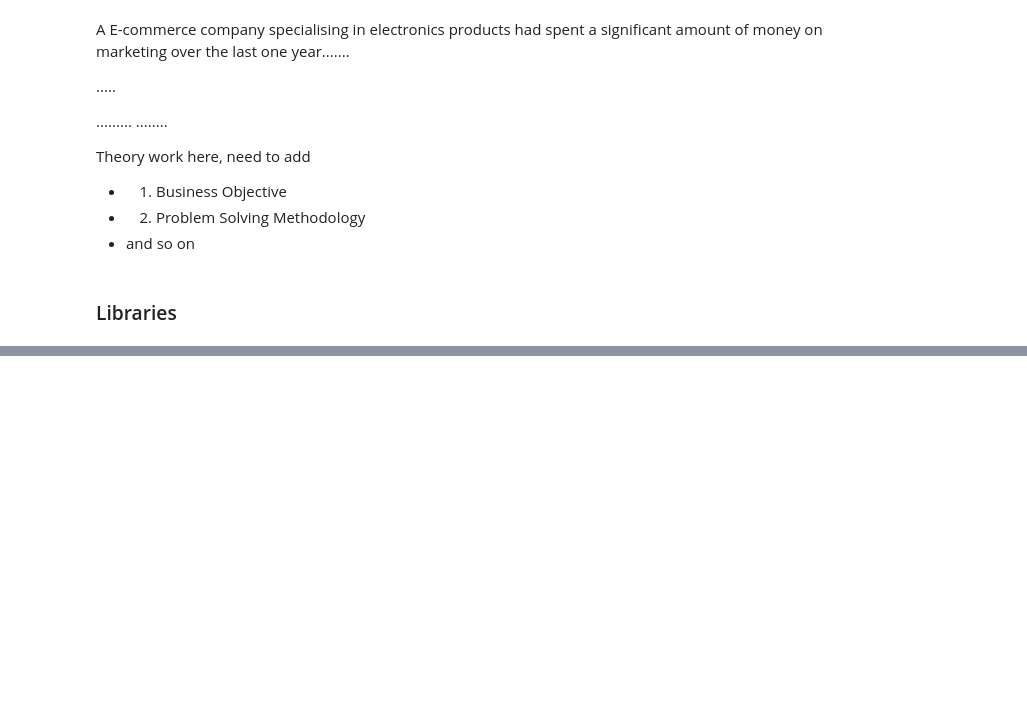
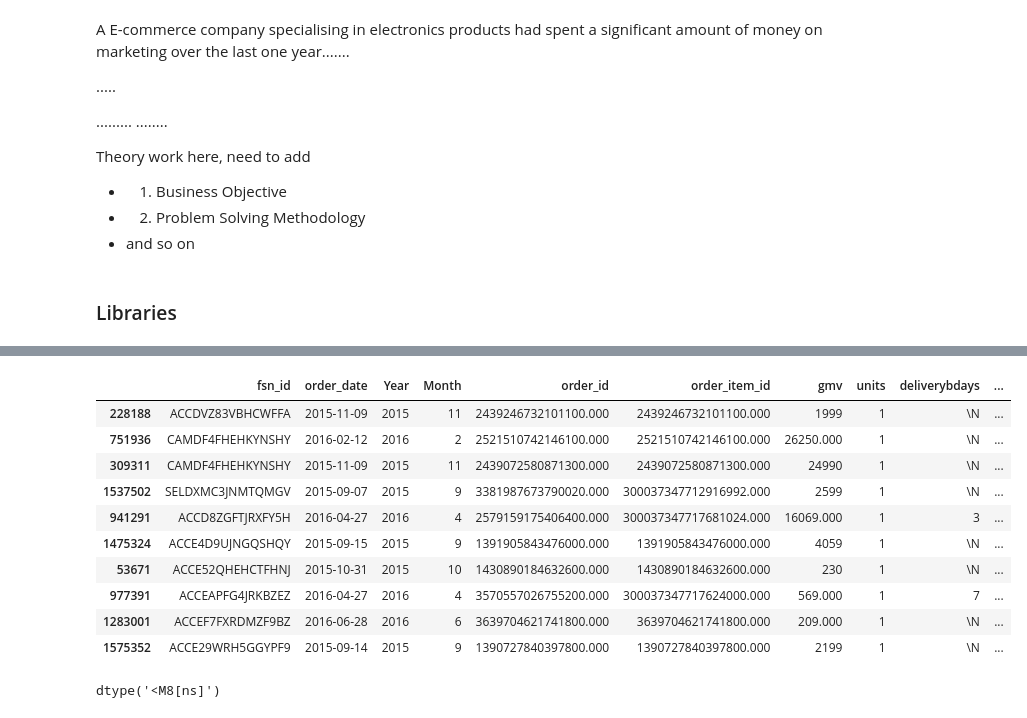
Before and after one commit to Singhal-Piyush/Ecommerce_Marketing_Mix_Model, a Jupyter notebook: MMM_E-Commerce_Notebook.ipynb, the cells around one changed output, grey strips where cells are left out. Cells and saved outputs as stored; diff of their text form; code cells hidden in the pictures; blank space fills up the shorter version.

```diff
--- a/MMM_E-Commerce_Notebook.ipynb
+++ b/MMM_E-Commerce_Notebook.ipynb
@@ -76,0 +400,19 @@ dataset_2.shape
+# %%
+# check the sample of the temporary copy of the consumer dataset
+consumer_dataset_temp.sample(10)
+# %% [output]
+|  | fsn_id | order_date | Year | Month | order_id | order_item_id | gmv | units | deliverybdays | ... |
+| 228188 | ACCDVZ83VBHCWFFA | 2015-11-09 | 2015 | 11 | 2439246732101100.000 | 2439246732101100.000 | 1999 | 1 | \N | ... |
+| 751936 | CAMDF4FHEHKYNSHY | 2016-02-12 | 2016 | 2 | 2521510742146100.000 | 2521510742146100.000 | 26250.000 | 1 | \N | ... |
+| 309311 | CAMDF4FHEHKYNSHY | 2015-11-09 | 2015 | 11 | 2439072580871300.000 | 2439072580871300.000 | 24990 | 1 | \N | ... |
+| 1537502 | SELDXMC3JNMTQMGV | 2015-09-07 | 2015 | 9 | 3381987673790020.000 | 300037347712916992.000 | 2599 | 1 | \N | ... |
+| 941291 | ACCD8ZGFTJRXFY5H | 2016-04-27 | 2016 | 4 | 2579159175406400.000 | 300037347717681024.000 | 16069.000 | 1 | 3 | ... |
+| 1475324 | ACCE4D9UJNGQSHQY | 2015-09-15 | 2015 | 9 | 1391905843476000.000 | 1391905843476000.000 | 4059 | 1 | \N | ... |
+| 53671 | ACCE52QHEHCTFHNJ | 2015-10-31 | 2015 | 10 | 1430890184632600.000 | 1430890184632600.000 | 230 | 1 | \N | ... |
+| 977391 | ACCEAPFG4JRKBZEZ | 2016-04-27 | 2016 | 4 | 3570557026755200.000 | 300037347717624000.000 | 569.000 | 1 | 7 | ... |
+| 1283001 | ACCEF7FXRDMZF9BZ | 2016-06-28 | 2016 | 6 | 3639704621741800.000 | 3639704621741800.000 | 209.000 | 1 | \N | ... |
+| 1575352 | ACCE29WRH5GGYPF9 | 2015-09-14 | 2015 | 9 | 1390727840397800.000 | 1390727840397800.000 | 2199 | 1 | \N | ... |
+# %%
+consumer_dataset_temp['order_date'].dtype
+# %% [output]
+dtype('<M8[ns]')
```
Also changed, not shown: parts of 62 cells of this notebook, 3 other files.
